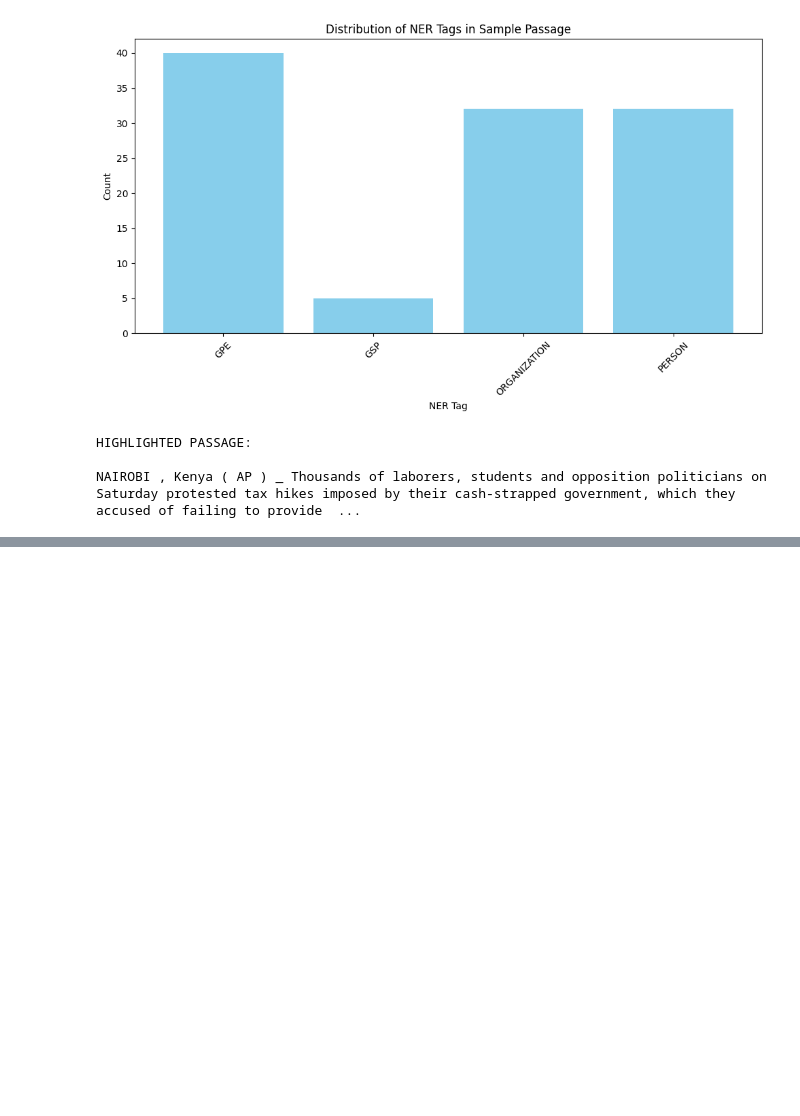
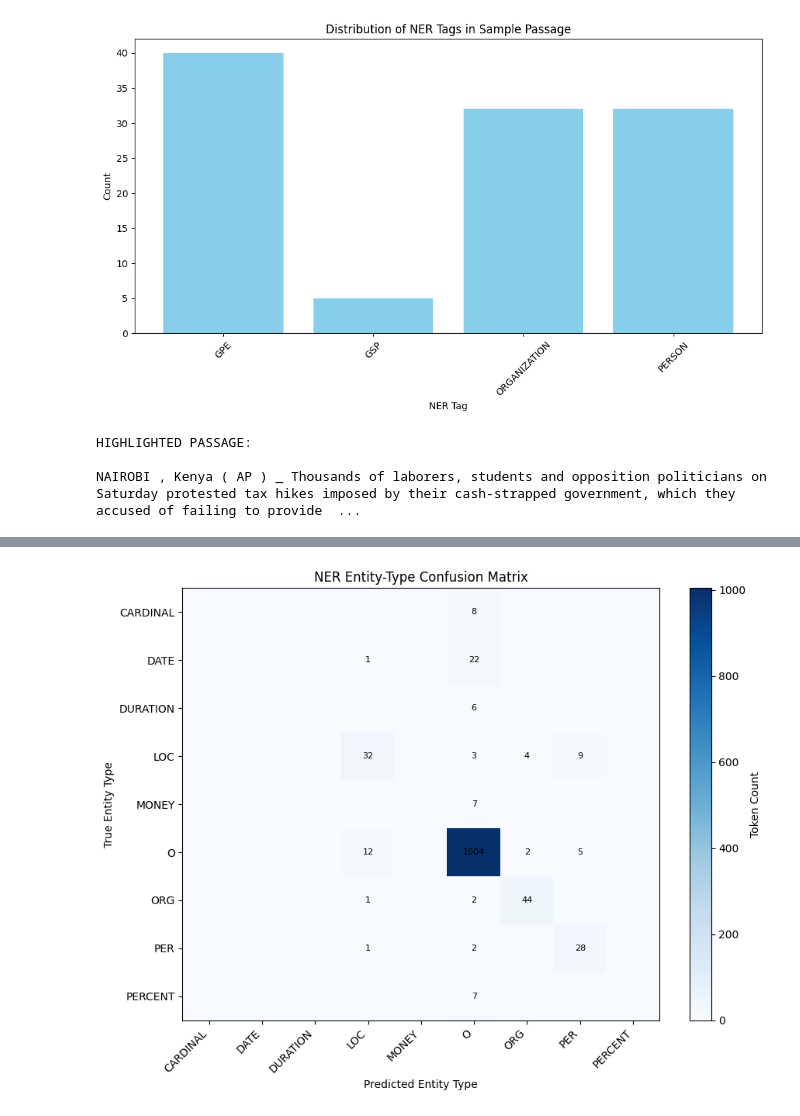
Before and after one commit to ArnavKarwa07/CCNLP, a Jupyter notebook: assignment4.ipynb, the cells around one changed output, grey strips where cells are left out. Saved outputs shown, nothing was run; the diff lists cells and outputs as text; code cells hidden in the pictures; blank space fills up the shorter version.

```diff
--- a/assignment4.ipynb
+++ b/assignment4.ipynb
@@ -389,0 +410,40 @@ NAIROBI , Kenya ( AP ) _ Thousands of laborers, students and opposition politici
+# %%
+def iob_to_type(tag):
+    if tag == "O":
+        return "O"
+    if "-" in tag:
+        return tag.split("-", 1)[1]
+    return tag
+
+if "true_iob_tags_aligned" in globals() and "pred_iob_tags_aligned" in globals():
+    true_types = [iob_to_type(tag) for tag in true_iob_tags_aligned]
+    pred_types = [iob_to_type(tag) for tag in pred_iob_tags_aligned]
+
+    labels = sorted(set(true_types) | set(pred_types))
+    label_to_idx = {label: idx for idx, label in enumerate(labels)}
+
+    matrix = [[0 for _ in labels] for _ in labels]
+    for t, p in zip(true_types, pred_types):
+        matrix[label_to_idx[t]][label_to_idx[p]] += 1
+
+    plt.figure(figsize=(9, 7))
+    plt.imshow(matrix, cmap="Blues", aspect="auto")
+    plt.colorbar(label="Token Count")
+    plt.xticks(range(len(labels)), labels, rotation=45, ha="right")
+    plt.yticks(range(len(labels)), labels)
+    plt.xlabel("Predicted Entity Type")
+    plt.ylabel("True Entity Type")
+    plt.title("NER Entity-Type Confusion Matrix")
+
+    for i in range(len(labels)):
+        for j in range(len(labels)):
+            value = matrix[i][j]
+            if value > 0:
+                plt.text(j, i, str(value), ha="center", va="center", fontsize=8)
+
+    plt.tight_layout()
+    plt.show()
+else:
+    print("Run the evaluation cell first to generate true/predicted IOB tags.")
+# %% [output]
+[figure, added]
```
Also changed, not shown: parts of 1 cell of this notebook, 3 other files.
